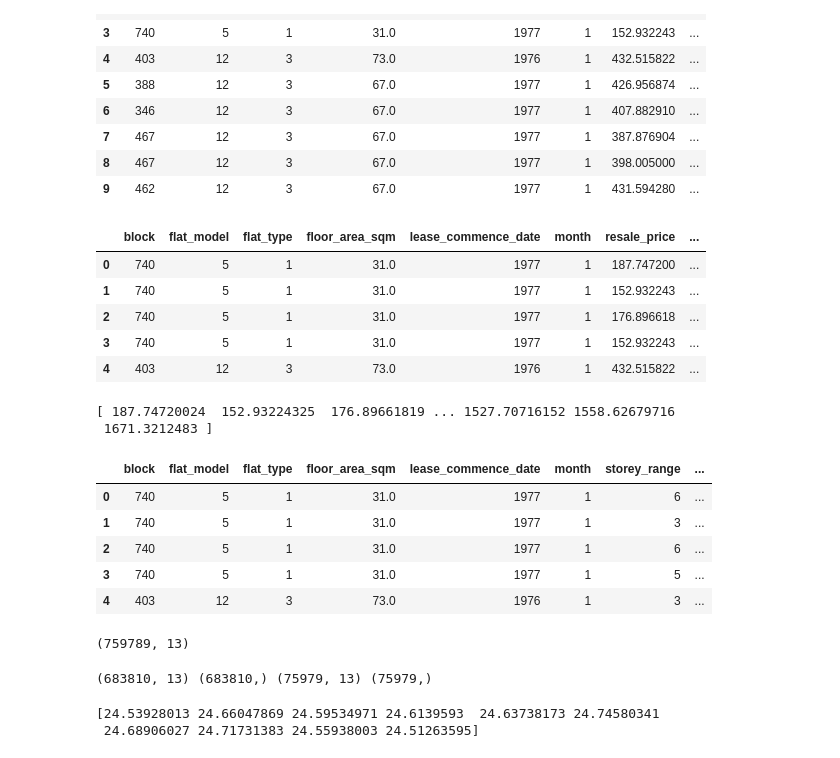
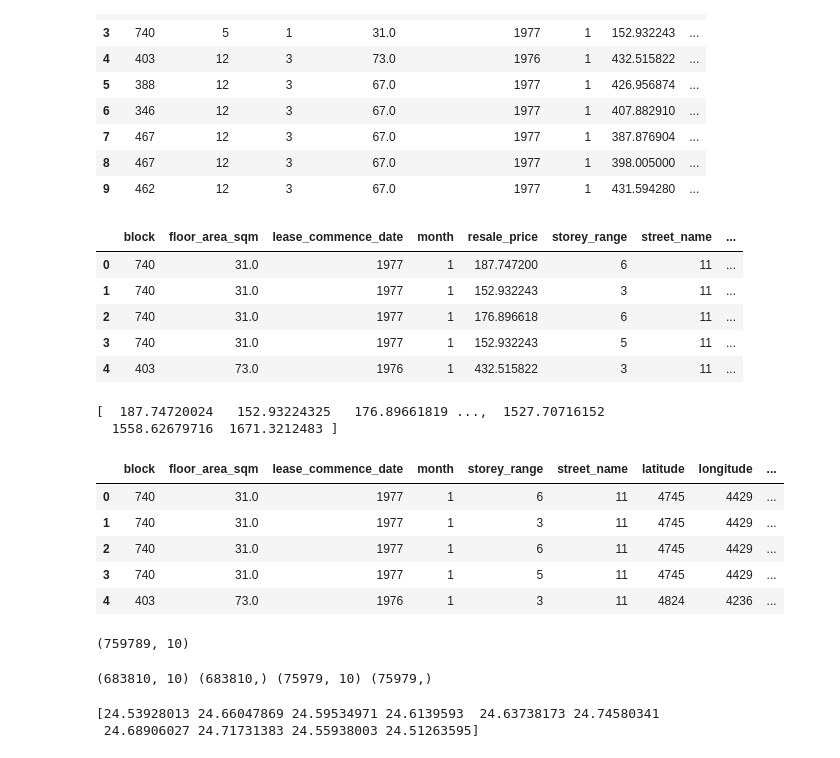
Before and after one commit to Navi-nk/housing-price-prediction, a Jupyter notebook: 1.ipynb, the cells around one changed output. Drawn from its saved outputs; the diff is of its cells as text; code cells hidden in the pictures.

```diff
--- a/1.ipynb
+++ b/1.ipynb
@@ -546,36 +550,36 @@ train_data_hdb.head(10)
 # %%
 #train_data_hdb = train_data_hdb.drop(['block'],axis=1)
 #train_data_hdb = train_data_hdb.drop(['street_name'],axis=1)
 #train_data_hdb = train_data_hdb.drop(['storey_range'],axis=1)
-#train_data_hdb = train_data_hdb.drop(['postal_code'],axis=1)
-#train_data_hdb = train_data_hdb.drop(['floor_area_sqm'],axis=1)
-#train_data_hdb = train_data_hdb.drop(['flat_model'],axis=1)
+train_data_hdb = train_data_hdb.drop(['flat_model'],axis=1)
+train_data_hdb = train_data_hdb.drop(['town'],axis=1)
+train_data_hdb = train_data_hdb.drop(['flat_type'],axis=1)
 train_data_hdb.head()
 # %% [output]
-|  | block | flat_model | flat_type | floor_area_sqm | lease_commence_date | month | resale_price | ... |
-| 0 | 740 | 5 | 1 | 31.0 | 1977 | 1 | 187.747200 | ... |
-| 1 | 740 | 5 | 1 | 31.0 | 1977 | 1 | 152.932243 | ... |
-| 2 | 740 | 5 | 1 | 31.0 | 1977 | 1 | 176.896618 | ... |
-| 3 | 740 | 5 | 1 | 31.0 | 1977 | 1 | 152.932243 | ... |
-| 4 | 403 | 12 | 3 | 73.0 | 1976 | 1 | 432.515822 | ... |
+|  | block | floor_area_sqm | lease_commence_date | month | resale_price | storey_range | street_name | ... |
+| 0 | 740 | 31.0 | 1977 | 1 | 187.747200 | 6 | 11 | ... |
+| 1 | 740 | 31.0 | 1977 | 1 | 152.932243 | 3 | 11 | ... |
+| 2 | 740 | 31.0 | 1977 | 1 | 176.896618 | 6 | 11 | ... |
+| 3 | 740 | 31.0 | 1977 | 1 | 152.932243 | 5 | 11 | ... |
+| 4 | 403 | 73.0 | 1976 | 1 | 432.515822 | 3 | 11 | ... |
 # %%
 trainY = train_data_hdb.resale_price.values
 print trainY
 train_data_hdb = train_data_hdb.drop(['resale_price'],axis=1)
 train_data_hdb.head()
 # %% [output]
-[ 187.74720024  152.93224325  176.89661819 ... 1527.70716152 1558.62679716
- 1671.3212483 ]
+[  187.74720024   152.93224325   176.89661819 ...,  1527.70716152
+  1558.62679716  1671.3212483 ]
-|  | block | flat_model | flat_type | floor_area_sqm | lease_commence_date | month | storey_range | ... |
-| 0 | 740 | 5 | 1 | 31.0 | 1977 | 1 | 6 | ... |
-| 1 | 740 | 5 | 1 | 31.0 | 1977 | 1 | 3 | ... |
-| 2 | 740 | 5 | 1 | 31.0 | 1977 | 1 | 6 | ... |
-| 3 | 740 | 5 | 1 | 31.0 | 1977 | 1 | 5 | ... |
-| 4 | 403 | 12 | 3 | 73.0 | 1976 | 1 | 3 | ... |
+|  | block | floor_area_sqm | lease_commence_date | month | storey_range | street_name | latitude | longitude | ... |
+| 0 | 740 | 31.0 | 1977 | 1 | 6 | 11 | 4745 | 4429 | ... |
+| 1 | 740 | 31.0 | 1977 | 1 | 3 | 11 | 4745 | 4429 | ... |
+| 2 | 740 | 31.0 | 1977 | 1 | 6 | 11 | 4745 | 4429 | ... |
+| 3 | 740 | 31.0 | 1977 | 1 | 5 | 11 | 4745 | 4429 | ... |
+| 4 | 403 | 73.0 | 1976 | 1 | 3 | 11 | 4824 | 4236 | ... |
 # %%
 train_data_hdb.shape
 # %% [output]
-(759789, 13)
+(759789, 10)
 # %%
 from sklearn.model_selection import KFold, cross_val_score, train_test_split
 from sklearn.metrics import mean_absolute_error
@@ -599,7 +603,7 @@ test_size = .1
 X_train, X_test, y_train, y_test = train_test_split(train_data_hdb, trainY, test_size = test_size)
 print X_train.shape, y_train.shape, X_test.shape, y_test.shape
 # %% [output]
-(683810, 13) (683810,) (75979, 13) (75979,)
+(683810, 10) (683810,) (75979, 10) (75979,)
 # %%
 n_folds = 10
 kf = KFold(n_folds, shuffle=True, random_state=13).get_n_splits(X_train.values)
```
Also changed, not shown: parts of 15 cells of this notebook, 1 other file.
